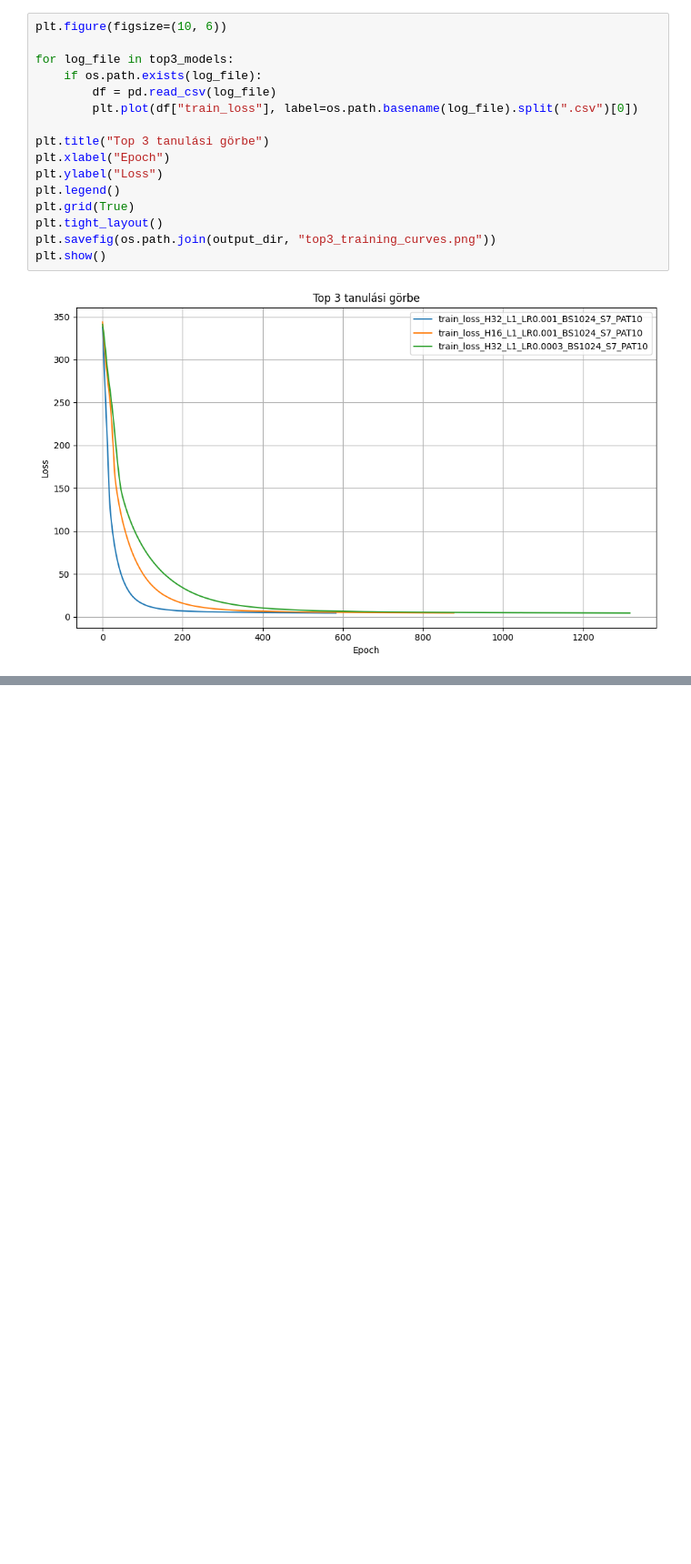
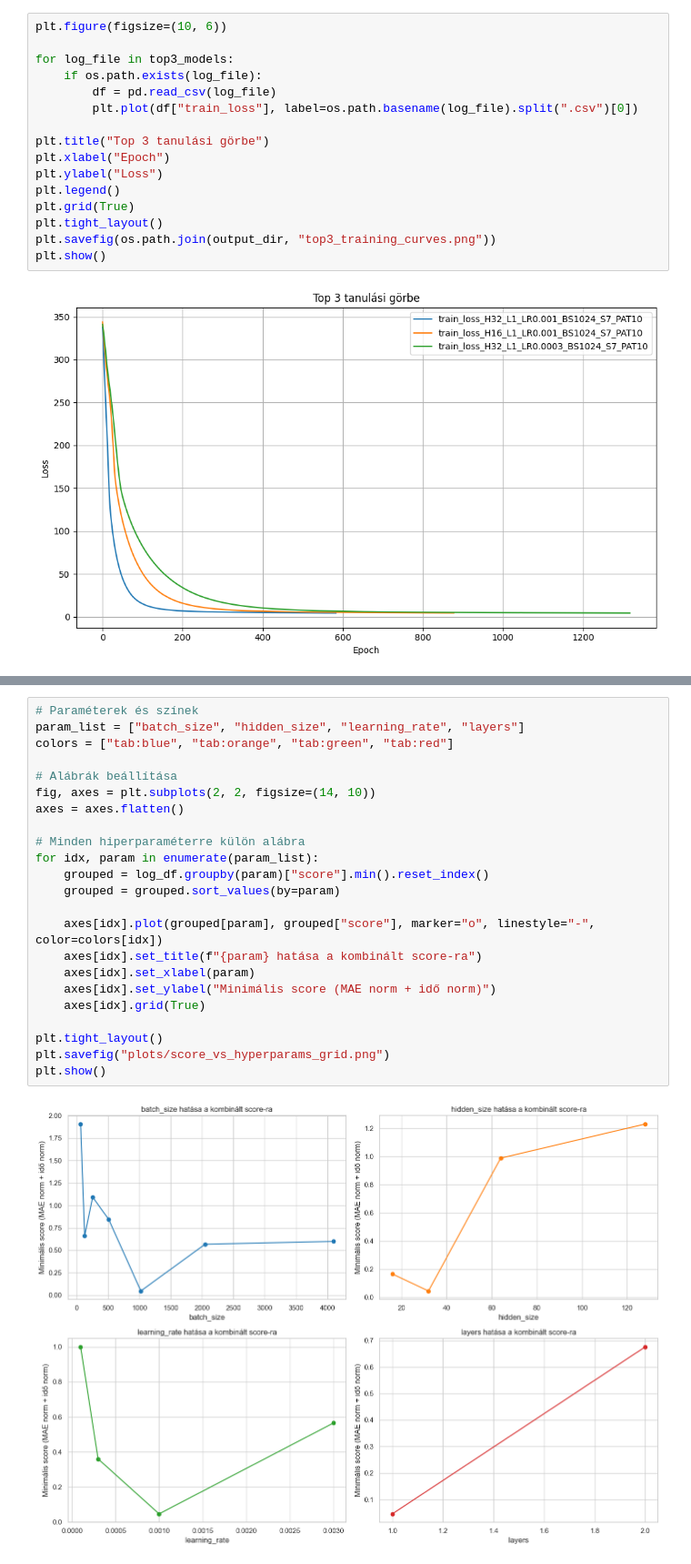
Before and after one commit to alenoi/Weather-prediction-with-LSTM, a Jupyter notebook: results_analysis.ipynb, the cells around one changed output, grey strips where cells are left out. Shown at 91% size. Cells and saved outputs as stored; diff of their text form; blank space fills up the shorter version.

```diff
--- a/results_analysis.ipynb
+++ b/results_analysis.ipynb
@@ -68,0 +91,25 @@ plt.show()
+# %%
+# Paraméterek és színek
+param_list = ["batch_size", "hidden_size", "learning_rate", "layers"]
+colors = ["tab:blue", "tab:orange", "tab:green", "tab:red"]
+
+# Alábrák beállítása
+fig, axes = plt.subplots(2, 2, figsize=(14, 10))
+axes = axes.flatten()
+
+# Minden hiperparaméterre külön alábra
+for idx, param in enumerate(param_list):
+    grouped = log_df.groupby(param)["score"].min().reset_index()
+    grouped = grouped.sort_values(by=param)
+
+    axes[idx].plot(grouped[param], grouped["score"], marker="o", linestyle="-", color=colors[idx])
+    axes[idx].set_title(f"{param} hatása a kombinált score-ra")
+    axes[idx].set_xlabel(param)
+    axes[idx].set_ylabel("Minimális score (MAE norm + idő norm)")
+    axes[idx].grid(True)
+
+plt.tight_layout()
+plt.savefig("plots/score_vs_hyperparams_grid.png")
+plt.show()
+# %% [output]
+[figure, added]
```
Also changed, not shown: parts of 2 cells of this notebook, 4 other files.
